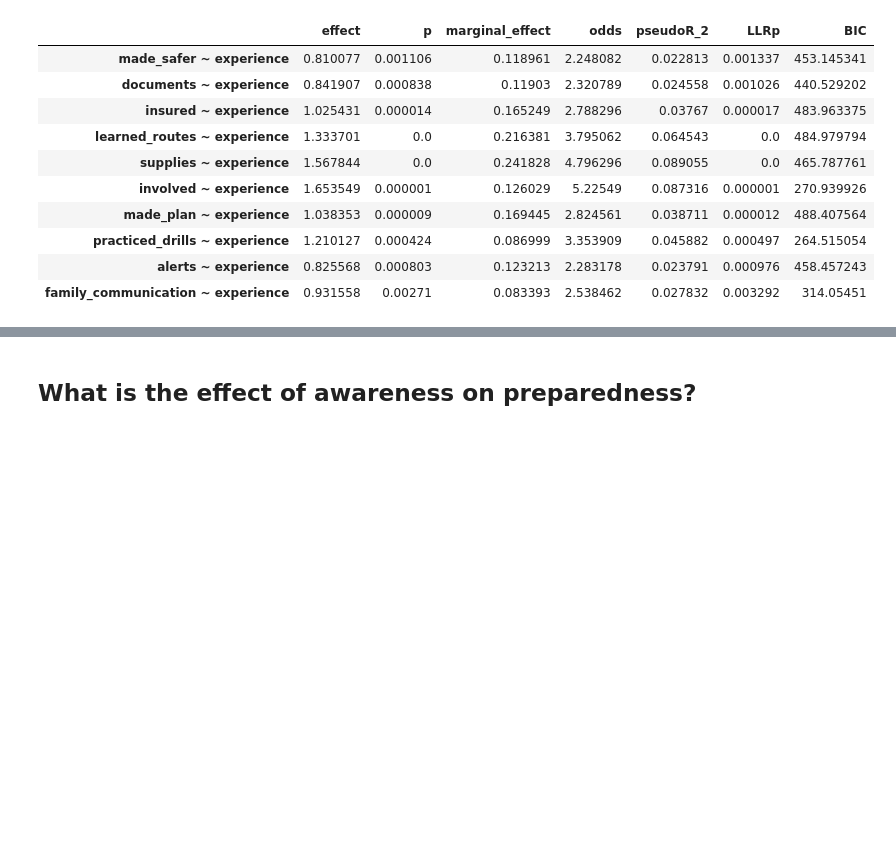
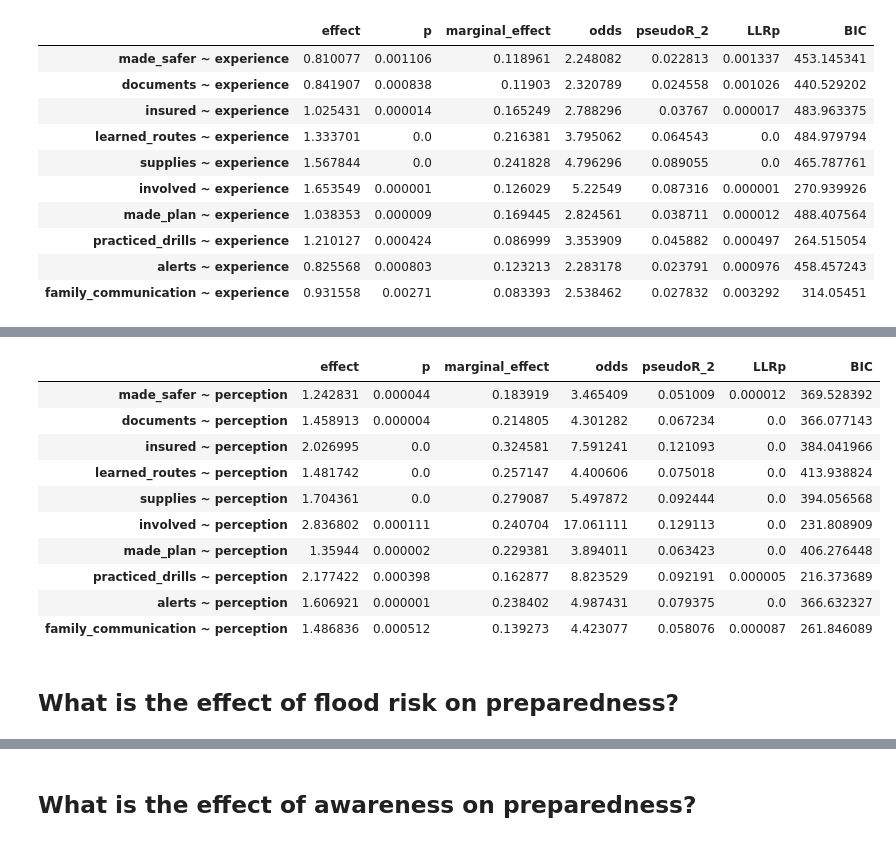
Before and after one commit to phillippmueller/flood_adaptation_behavior, a Jupyter notebook: analysis/automated/univariate_models.ipynb, the cells around one changed output, grey strips where cells are left out. Saved outputs shown, nothing was run; the diff lists cells and outputs as text; code cells hidden in the pictures; blank space fills up the shorter version.

```diff
--- a/analysis/automated/univariate_models.ipynb
+++ b/analysis/automated/univariate_models.ipynb
@@ -134,0 +137,14 @@ logit(functions=experience, determinant=determinant, data=df_n)
+# %%
+determinant = 'perception'
+perception = [
+    'made_safer ~ perception',
+    'documents ~ perception',
+    'insured ~ perception',
+    'learned_routes ~ perception',
+    'supplies ~ perception',
+    'involved ~ perception',
+    'made_plan ~ perception',
+    'practiced_drills ~ perception',
+    'alerts ~ perception',
+    'family_communication ~ perception'
+]
@@ -134,0 +165,16 @@ logit(functions=experience, determinant=determinant, data=df_n)
+# %%
+logit(functions=perception, determinant=determinant, data=df_k)
+# %% [output]
+|  | effect | p | marginal_effect | odds | pseudoR_2 | LLRp | BIC |
+| made_safer ~ perception | 1.242831 | 0.000044 | 0.183919 | 3.465409 | 0.051009 | 0.000012 | 369.528392 |
+| documents ~ perception | 1.458913 | 0.000004 | 0.214805 | 4.301282 | 0.067234 | 0.0 | 366.077143 |
+| insured ~ perception | 2.026995 | 0.0 | 0.324581 | 7.591241 | 0.121093 | 0.0 | 384.041966 |
+| learned_routes ~ perception | 1.481742 | 0.0 | 0.257147 | 4.400606 | 0.075018 | 0.0 | 413.938824 |
+| supplies ~ perception | 1.704361 | 0.0 | 0.279087 | 5.497872 | 0.092444 | 0.0 | 394.056568 |
+| involved ~ perception | 2.836802 | 0.000111 | 0.240704 | 17.061111 | 0.129113 | 0.0 | 231.808909 |
+| made_plan ~ perception | 1.35944 | 0.000002 | 0.229381 | 3.894011 | 0.063423 | 0.0 | 406.276448 |
+| practiced_drills ~ perception | 2.177422 | 0.000398 | 0.162877 | 8.823529 | 0.092191 | 0.000005 | 216.373689 |
+| alerts ~ perception | 1.606921 | 0.000001 | 0.238402 | 4.987431 | 0.079375 | 0.0 | 366.632327 |
+| family_communication ~ perception | 1.486836 | 0.000512 | 0.139273 | 4.423077 | 0.058076 | 0.000087 | 261.846089 |
+# %% [markdown]
+## What is the effect of flood risk on preparedness?
```
Also changed, not shown: parts of 5 cells of this notebook.
